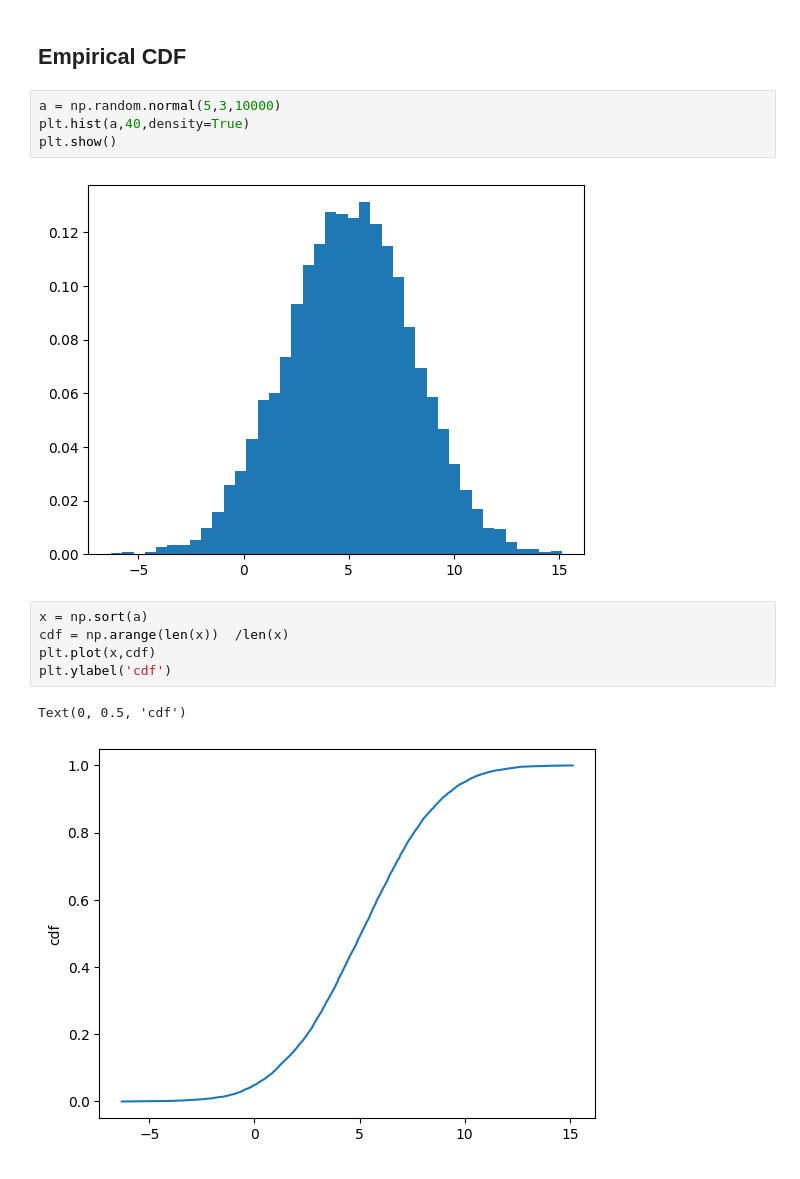
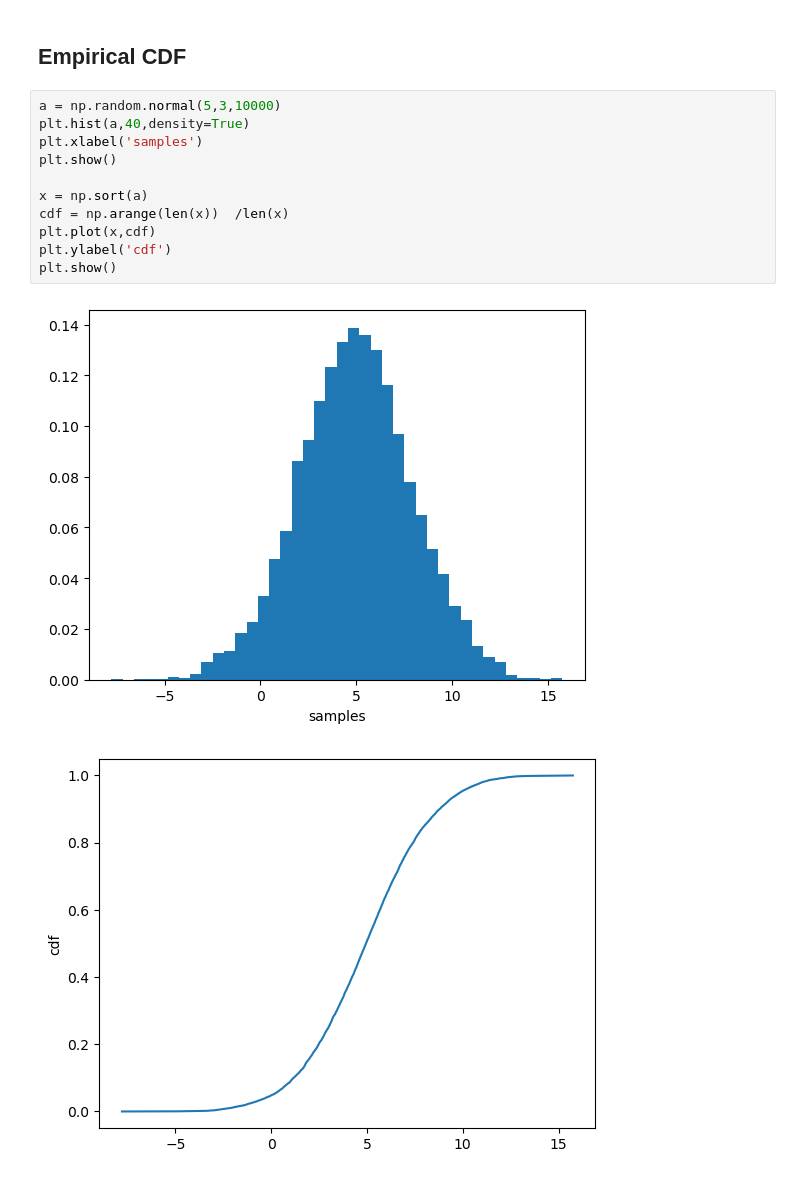
Before and after one commit to Amedeo1054/astrostat_mlearn, a Jupyter notebook: L07_KDE_KStest.ipynb, the cells around one changed output. Cells and saved outputs as stored; diff of their text form.

```diff
--- a/L07_KDE_KStest.ipynb
+++ b/L07_KDE_KStest.ipynb
@@ -194,16 +197,16 @@ plt.show()
 # %% [markdown]
 ## Empirical CDF
-# %%
-a = np.random.normal(5,3,10000)
-plt.hist(a,40,density=True)
-plt.show()
-# %% [output]
-[figure, removed]
 # %%
+a = np.random.normal(5,3,10000)
+plt.hist(a,40,density=True)
+plt.xlabel('samples')
+plt.show()
+
 x = np.sort(a)
 cdf = np.arange(len(x))  /len(x)
 plt.plot(x,cdf)
 plt.ylabel('cdf')
+plt.show()
 # %% [output]
-Text(0, 0.5, 'cdf')
-[figure, old version]
+[figure, new version]
+[figure, added]
```
Also changed, not shown: parts of 10 cells of this notebook.
